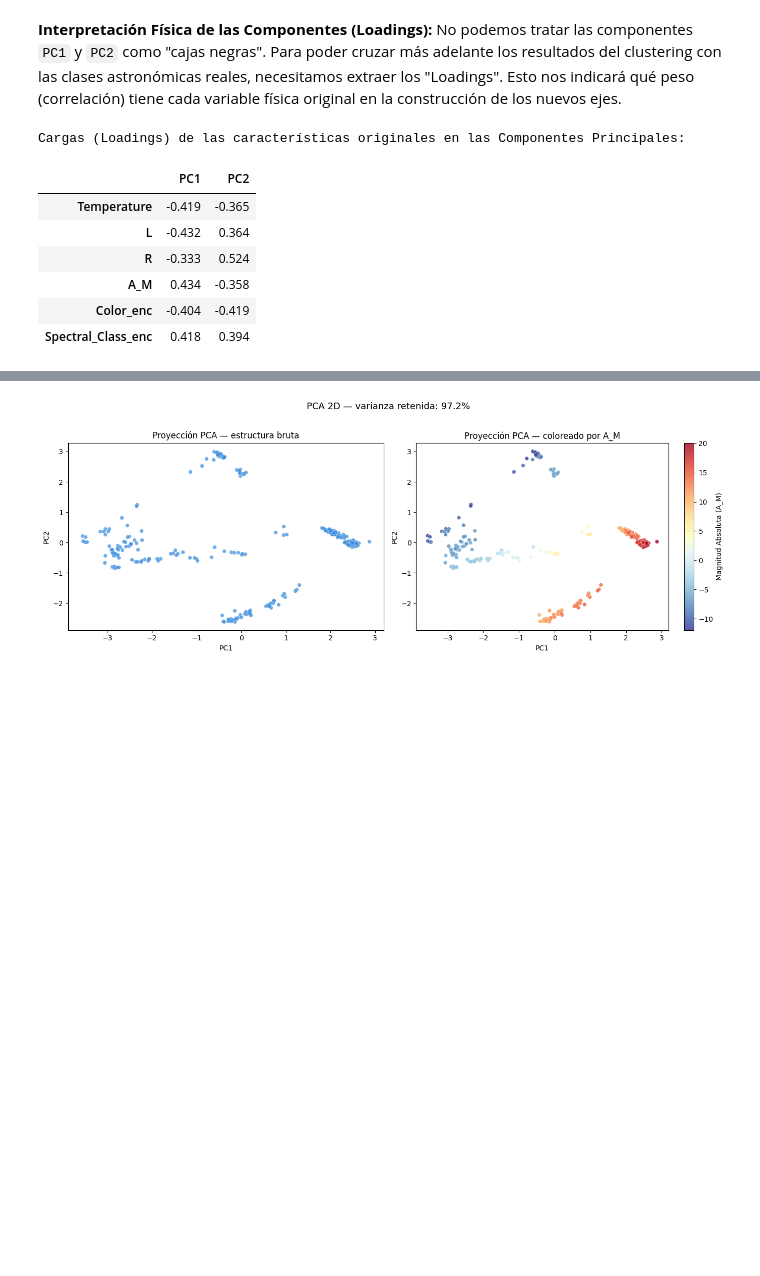
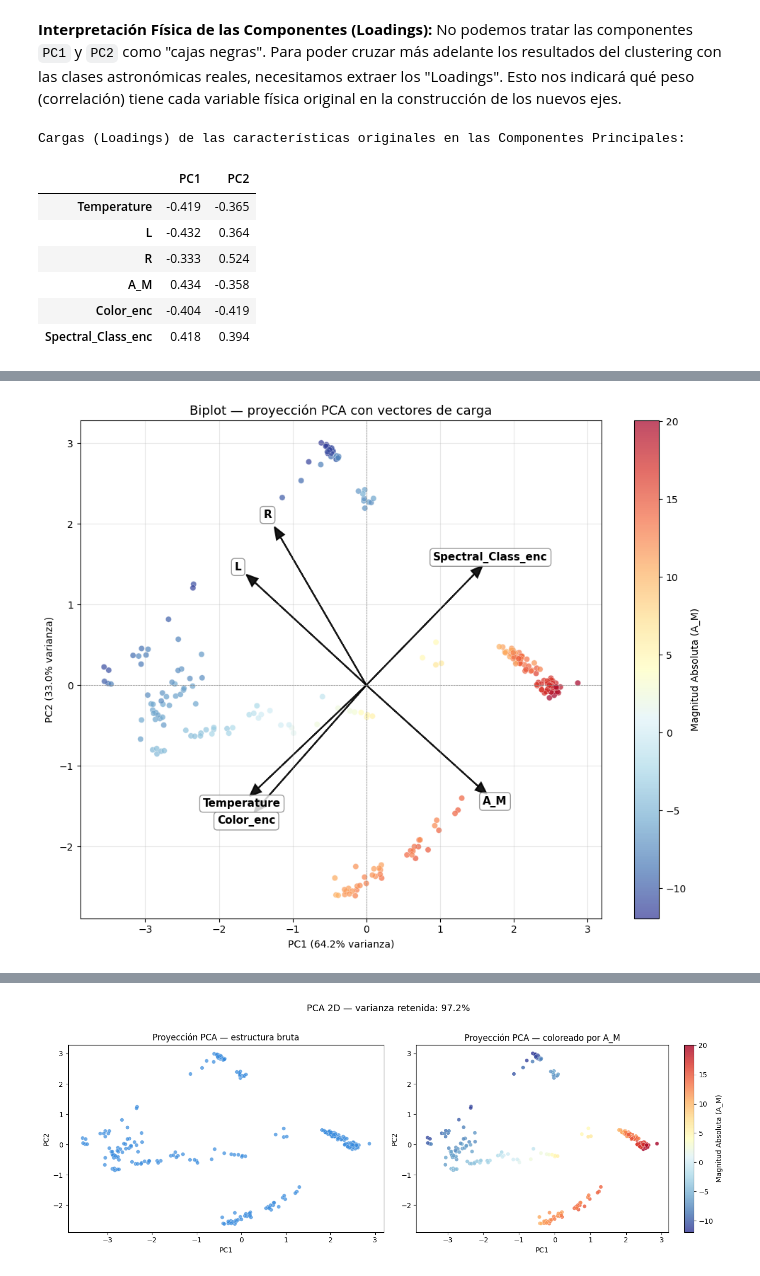
Before and after one commit to jmduroagea/clustering_practice, a Jupyter notebook: practica2.ipynb, the cells around one changed output, grey strips where cells are left out. Drawn from its saved outputs; the diff is of its cells as text; code cells hidden in the pictures; blank space fills up the shorter version.

```diff
--- a/practica2.ipynb
+++ b/practica2.ipynb
@@ -322,7 +375,7 @@ feature_cols = ["Temperature", "L", "R", "A_M", "Color_enc", "Spectral_Class_enc
 X = df[feature_cols].copy()
 
 # 2. Transformación logarítmica selectiva (base 10)
-#    - Temperature, L, R: sesgo extremo hacia la derecha + relación física
+#    - Temperature, L, R: Está extremadamente sesgado hacia la derecha + relación física
 #      no lineal (Stefan-Boltzmann: L ∝ R² · T⁴). El log linealiza esta relación.
 #    - A_M: se excluye deliberadamente. Ya es una escala logarítmica del brillo
 #      (magnitud), contiene valores negativos (gigantes brillantes) que harían
@@ -330,8 +383,8 @@ X = df[feature_cols].copy()
 #    - Color_enc, Spectral_Class_enc: son ordinales enteros [0, N], sin sesgo
 #      de escala — no necesitan transformación logarítmica.
 X["Temperature"] = np.log10(X["Temperature"])      # T > 0 siempre, sin offset
-X["L"]           = np.log10(X["L"] + 1e-10)        # Offset de seguridad: L puede ser ~0
-X["R"]           = np.log10(X["R"] + 1e-10)        # Ídem para R
+X["L"]           = np.log10(X["L"])        # No usamos offset de seguridad pues todos los valores son estrictamente positivos (min = 0.000080)
+X["R"]           = np.log10(X["R"])        # Aquí tampoco (min = 0.0084)
 
 # 3. Verificación: no deben existir NaN ni -inf tras el log
 assert not np.any(np.isnan(X.values)),  "NaN detectado tras transformación logarítmica"
@@ -425,0 +482,46 @@ Cargas (Loadings) de las características originales en las Componentes Principa
+# %%
+# ========================================================
+# BIPLOT: PROYECCIÓN PCA + VECTORES DE CARGA
+# ========================================================
+
+fig, ax = plt.subplots(figsize=(10, 8))
+
+# 1. Nube de puntos proyectados (coloreados por A_M para contexto físico)
+scatter = ax.scatter(
+    X_pca_array[:, 0], X_pca_array[:, 1],
+    c=df["A_M"], cmap="RdYlBu_r",
+    s=35, alpha=0.7, edgecolors="white", linewidths=0.3
+)
+plt.colorbar(scatter, ax=ax, label="Magnitud Absoluta (A_M)")
+
+# 2. Vectores de carga (loadings) escalados para que sean visibles
+#    Multiplicamos por un factor que los lleve a la escala del scatter
+scale_factor = 3.5  # ajustable según dispersión visual
+for i, var in enumerate(feature_cols):
+    ax.arrow(
+        0, 0,
+        loadings.iloc[i, 0] * scale_factor,
+        loadings.iloc[i, 1] * scale_factor,
+        head_width=0.12, head_length=0.15,
+        fc="black", ec="black", linewidth=1.5, alpha=0.9
+    )
+    # Etiqueta del vector, ligeramente desplazada de la punta
+    ax.text(
+        loadings.iloc[i, 0] * scale_factor * 1.15,
+        loadings.iloc[i, 1] * scale_factor * 1.15,
+        var,
+        fontsize=11, fontweight="bold",
+        ha="center", va="center",
+        bbox=dict(boxstyle="round,pad=0.3", facecolor="white", edgecolor="gray", alpha=0.8)
+    )
+
+ax.axhline(0, color="gray", linewidth=0.5, linestyle="--")
+ax.axvline(0, color="gray", linewidth=0.5, linestyle="--")
+ax.set_xlabel(f"PC1 ({var_pc1:.1f}% varianza)")
+ax.set_ylabel(f"PC2 ({var_pc2:.1f}% varianza)")
+ax.set_title("Biplot — proyección PCA con vectores de carga", fontsize=13)
+ax.grid(alpha=0.3)
+plt.tight_layout()
+plt.show()
+# %% [output]
+[figure, added]
```
Also changed, not shown: parts of 71 cells of this notebook.
